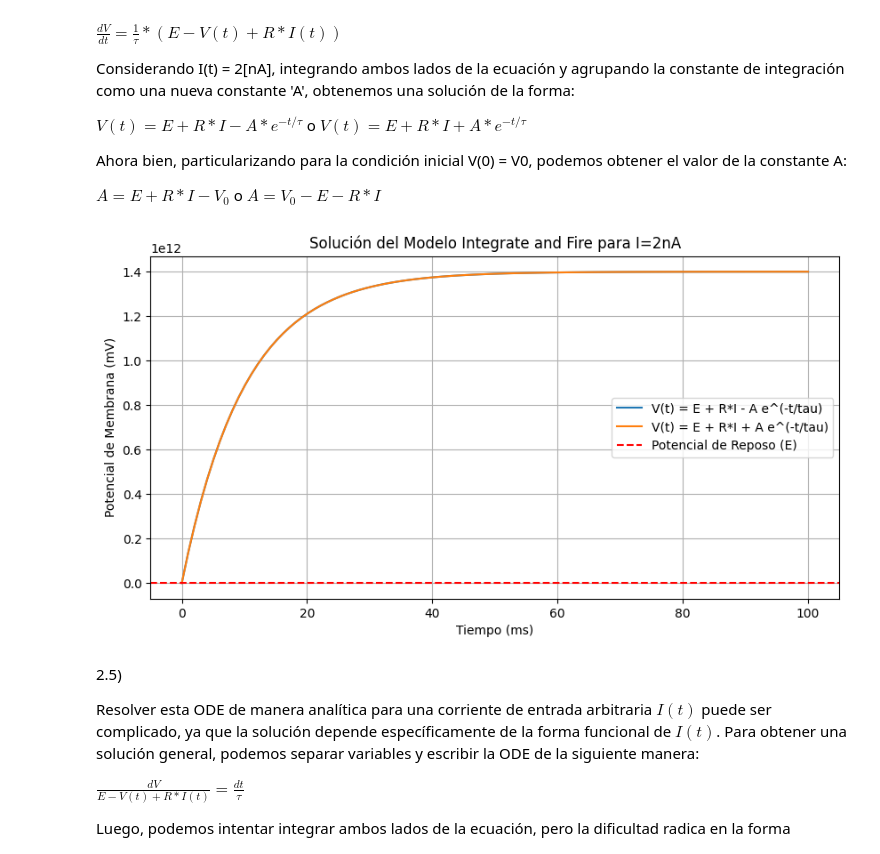
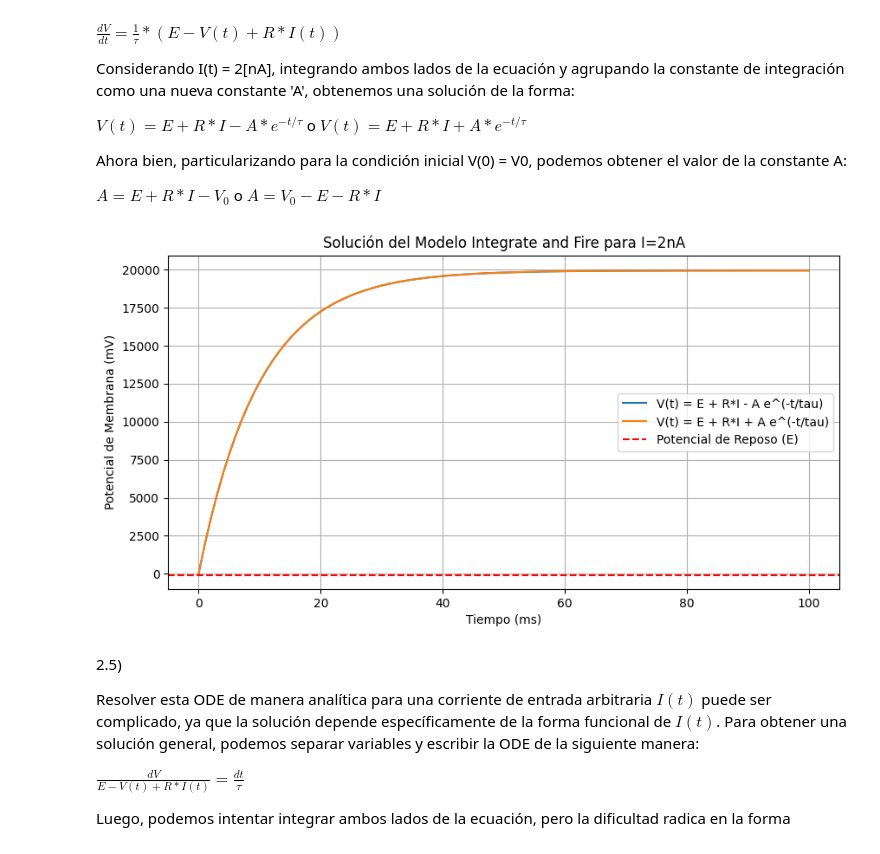
Before and after one commit to nicolassalomon96/Redes_Neuronales_FAMAF, a Jupyter notebook: TPs/TP5.ipynb, the cells around one changed output. Cells and saved outputs as stored; diff of their text form; code cells hidden in the pictures.

Commit message:
Corrección magnitudes de resistencia y corriente

```diff
--- a/TPs/TP5.ipynb
+++ b/TPs/TP5.ipynb
@@ -182,35 +182,35 @@ $A = E + R*I - V_0$ o $A = V_0 - E - R*I$
 # %%
 import numpy as np
 import matplotlib.pyplot as plt
 
 # Parámetros
 tau = 10  # Constante de tiempo de membrana (ms)
 E = -65   # Potencial de reposo (mV)
 V0 = 10     # Condición inicial (mV)
 t = np.linspace(0, 100, 100)  # Intervalo de tiempo de 0 a 100 ms
-I = 2*10-6 # Corriente de entrada (mA)
-R = 1*10e10 # Resistencia (mohms) == 10Mohms
+I = 2e-6 # Corriente de entrada (mA) == 2nA
+R = 1e10 # Resistencia (mohms) == 10Mohms
 
 # Soluciones generales
 A1 = E + R*I - V0
 V1 = E + R*I - A1 * np.exp(-t / tau)
 
 A2 = V0 - E - R*I
 V2 = E + R*I + A2 * np.exp(-t / tau)
 
 # Gráfico
 plt.figure(figsize=(10, 5))
 plt.plot(t, V1, label='V(t) = E + R*I - A e^(-t/tau)')
 plt.plot(t, V2, label='V(t) = E + R*I + A e^(-t/tau)')
 plt.axhline(y=E, color='r', linestyle='--', label='Potencial de Reposo (E)')
 plt.xlabel('Tiempo (ms)')
 plt.ylabel('Potencial de Membrana (mV)')
 plt.title('Solución del Modelo Integrate and Fire para I=2nA')
 plt.legend()
 plt.grid()
 plt.show()
 # %% [output]
-[figure, old version]
+[figure, new version]
 # %% [markdown]
 2.5)
 
```
